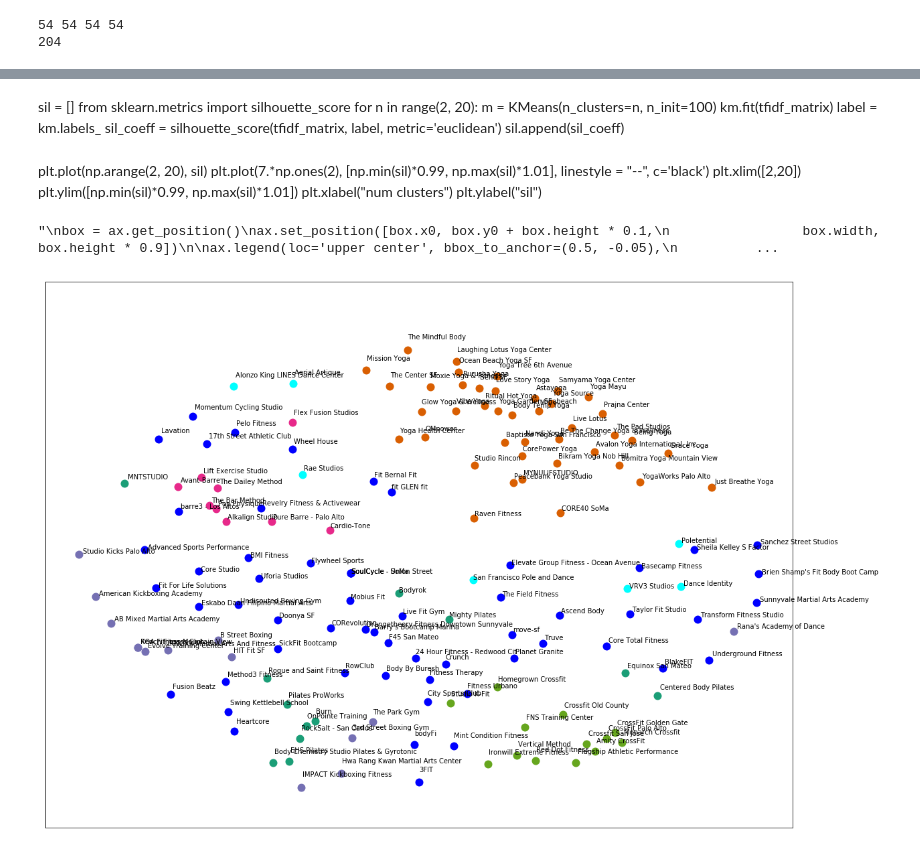
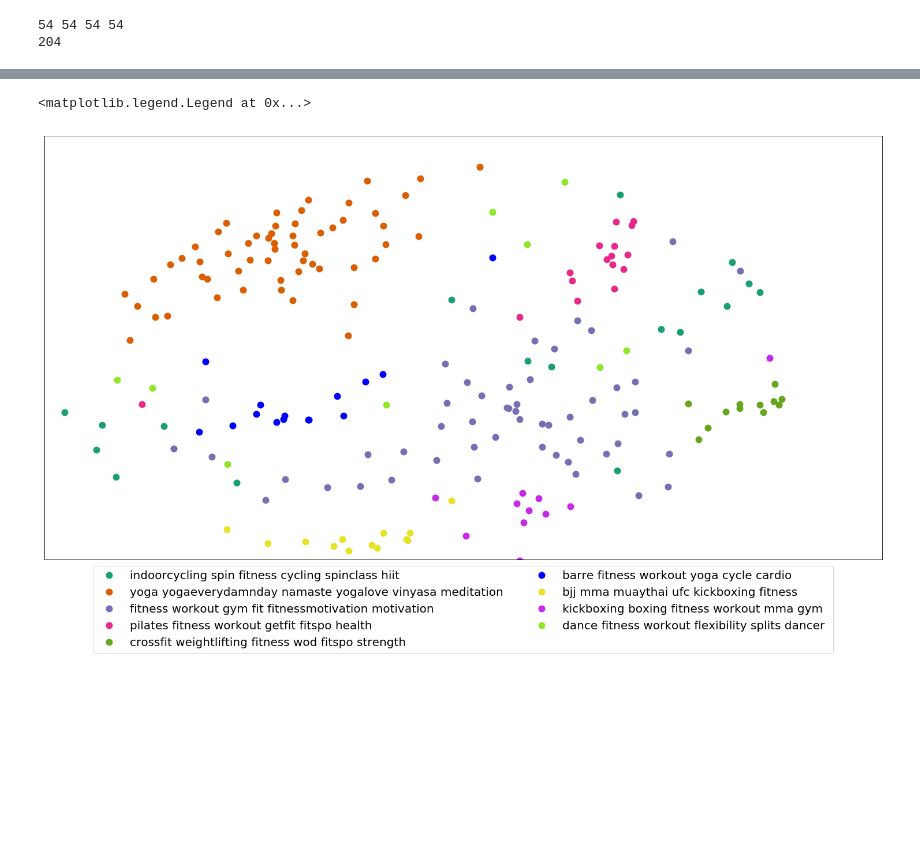
Before and after one commit to mfrate28/Insight, a Jupyter notebook: InsightProject.ipynb, the cells around one changed output, grey strips where cells are left out. Cells and saved outputs as stored; diff of their text form; code cells hidden in the pictures; blank space fills up the shorter version.

```diff
--- a/InsightProject.ipynb
+++ b/InsightProject.ipynb
@@ -216,4 +169,4 @@ totDF.head()
 # %%
-tfidf_vectorizer = TfidfVectorizer(max_df=0.99, max_features=200000, min_df=0.1, ngram_range=(1,1))
+tfidf_vectorizer = TfidfVectorizer(max_df=0.99, max_features=200000, min_df=0.15, ngram_range=(1,1))
 %time tfidf_matrix = tfidf_vectorizer.fit_transform(hashtags_SF+hashtags_OC)
 # %% [output]
@@ -279,5 +272,5 @@ Wall time: 42.3 s
 # %%
-#studios = { 'title': titles, 'rank': ranks, 'hashtags': hashtags, 'cluster': clusters, 'genre': genres }
+#studios = { 'title': titles_SF+titles_OC, 'rank': ranks_SF+ranks_OC, 'hashtags': hashtags_SF+hashtags_OC, 'cluster': clusters, 'genre': genres_SF+genres_OC }
+studios = {'title': titles_SF+titles_OC, 'rank': ranks_SF+ranks_OC, 'hashtags': hashtags_SF+hashtags_OC, 'cluster': clusters,  'genre': genres_SF+genres_OC, 'studioName': studioNames_SF+studioNames_OC, 'review': reviews_SF+reviews_OC, 'star': stars_SF+stars_OC, 'zip': zip_SF+zip_OC}
 
-#frame = pd.DataFrame(studios, index = [clusters] , columns = ['rank', 'title', 'cluster', 'genre'])
-#frame.head(10)
+frame = pd.DataFrame(studios, index = [clusters] , columns = ['rank', 'title', 'cluster','genre', 'studioName', 'hashtags', 'zip'])
@@ -355,13 +296,13 @@ for i in range(num_clusters):
     print() #add whitespace
 
     print("Cluster %d titles:" % i, end='')
-    for title in totDF.loc[i]['studioName'].values.tolist():
+    for title in frame.loc[i]['title'].values.tolist():
         print(' %s,' % title, end='')
     print() #add whitespace
     print() #add whitespace
 
     print("Cluster %d group:" % i, end='')
-    for g in totDF.loc[i]['type'].values.tolist():
+    for g in frame.loc[i]['genre'].values.tolist():
         cluster_genres[i] += g
         print(' %s,' % g, end='')
     print() #add whitespace
@@ -523,3 +395,3 @@ print(F1(totTp, totFp, totFn))
 # %%
 #set up colors per clusters using a dict
-cluster_colors = {0: '#1b9e77', 1: '#d95f02', 2: '#7570b3', 3: '#e7298a', 4: '#66a61e', 5:'blue', 6:'cyan'}
+cluster_colors = {0: '#1b9e77', 1: '#d95f02', 2: '#7570b3', 3: '#e7298a', 4: '#66a61e', 5:'blue', 6:'#e7e329',  7:'#c729e7', 8: '#8ee729', 9:'magenta'}
@@ -590,19 +398,3 @@ plt.ylabel("BIC")
-# %% [markdown]
-sil = []
-from sklearn.metrics import silhouette_score
-for n in range(2, 20):
-    m = KMeans(n_clusters=n, n_init=100)
-    km.fit(tfidf_matrix)
-    label = km.labels_
-    sil_coeff = silhouette_score(tfidf_matrix, label, metric='euclidean')
-    sil.append(sil_coeff)
-# %% [markdown]
-plt.plot(np.arange(2, 20), sil)
-plt.plot(7.*np.ones(2), [np.min(sil)*0.99, np.max(sil)*1.01], linestyle = "--", c='black')
-plt.xlim([2,20])
-plt.ylim([np.min(sil)*0.99, np.max(sil)*1.01])
-plt.xlabel("num clusters")
-plt.ylabel("sil")
 # %%
 from sklearn.manifold import MDS
 
@@ -618,16 +410,17 @@ pos = mds.fit_transform(dist)  # shape (n_components, n_samples)
 xs, ys = pos[:, 0], pos[:, 1]
 # %%
 #create data frame that has the result of the MDS plus the cluster numbers and titles
-df = pd.DataFrame(dict(x=xs, y=ys, label=clusters, title=studioNames))
+df = pd.DataFrame(dict(x=xs, y=ys, label=clusters, title=frame['studioName'].tolist()))
 
 #group by cluster
 groups = df.groupby('label')
 
 
 # set up plot
-fig, ax = plt.subplots(figsize=(20, 15)) # set size
+fig, ax = plt.subplots(figsize=(26, 15)) # set size
 ax.margins(0.05) # Optional, just adds 5% padding to the autoscaling
 
+#cluster_names[name], cluster_category[name]
 #iterate through groups to layer the plot
 #note that I use the cluster_name and cluster_color dicts with the 'name' lookup to return the appropriate color/label
 for name, group in groups:
@@ -643,39 +436,42 @@ for name, group in groups:
         axis= 'y',         # changes apply to the y-axis
         which='both',      # both major and minor ticks are affected
         left='off',      # ticks along the bottom edge are off
         top='off',         # ticks along the top edge are off
         labelleft='off')
 
 
 
-#ax.set_xlim([-1,1] )
-ax.set_ylim([-0.9,1])
+ax.set_xlim([-0.87,1.01] )
+ax.set_ylim([-0.8,0.9])
 #add label in x,y position with the label as the film title
+
+'''
 for i in range(len(df)):
     xscalefactor = 1.01 if df.iloc[i]['x'] >0 else 0.99
     yscalefactor = 1.05 if df.iloc[i]['y'] >0 else 0.95
     ax.text(df.iloc[i]['x']*xscalefactor, df.iloc[i]['y']*yscalefactor, df.iloc[i]['title'], size=10)
 
-#ax.legend(numpoints=1)  #show legend with only 1 point
+
 '''
+
+
 box = ax.get_position()
-ax.set_position([box.x0, box.y0 + box.height * 0.1,
+ax.set_position([box.x0, box.y0+ box.height * 0.1,
                  box.width, box.height * 0.9])
 
-ax.legend(loc='upper center', bbox_to_anchor=(0.5, -0.05),
-          fancybox=True,  ncol = 1)
-'''
+ax.legend(loc='upper center', bbox_to_anchor=(0.5, -0.001),
+          fancybox=True,  ncol = 2, prop={'size': 20})
 
 #fig = plt.figure(figsize=(2, 1.25))
 #patches = [
 #    matplotlib.patches.Patch(color=color, label=label)
 #    for label, color in zip(cluster_names, cluster_colors)]
 #fig.legend(patches, labels, loc='center', frameon=False)
 #plt.show()
 #plt.show() #show the plot
 
 #uncomment the below to save the plot if need be
 #plt.savefig('clusters_small_noaxes.png', dpi=200)
 # %% [output]
-"\nbox = ax.get_position()\nax.set_position([box.x0, box.y0 + box.height * 0.1,\n                 box.width, box.height * 0.9])\n\nax.legend(loc='upper center', bbox_to_anchor=(0.5, -0.05),\n          ...
+<matplotlib.legend.Legend at 0x...>
-[figure, old version]
+[figure, new version]
```
Also changed, not shown: parts of 42 cells of this notebook.
